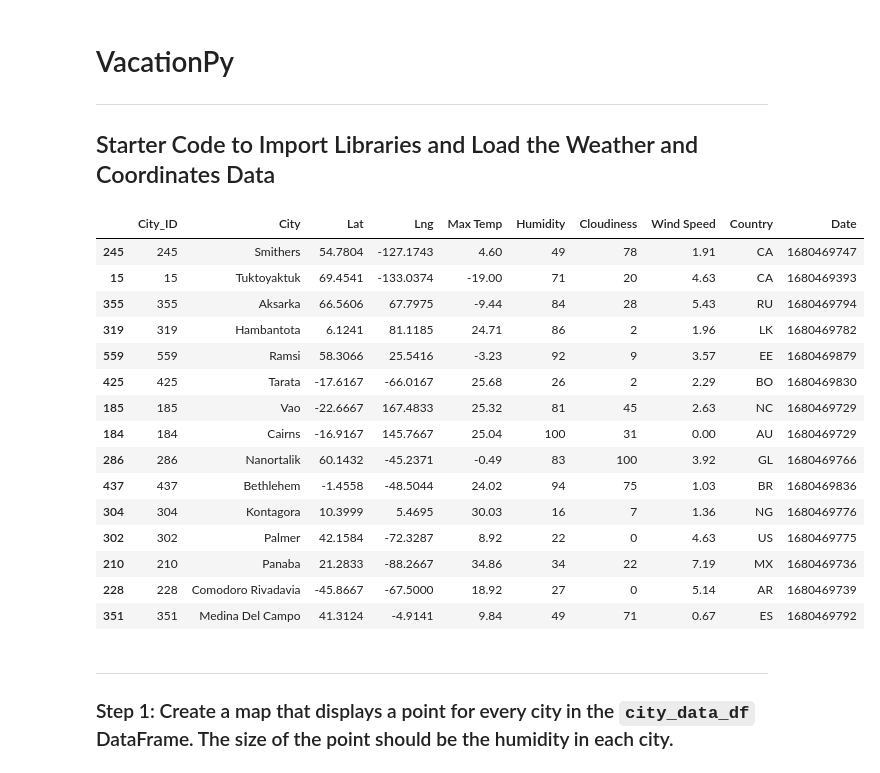
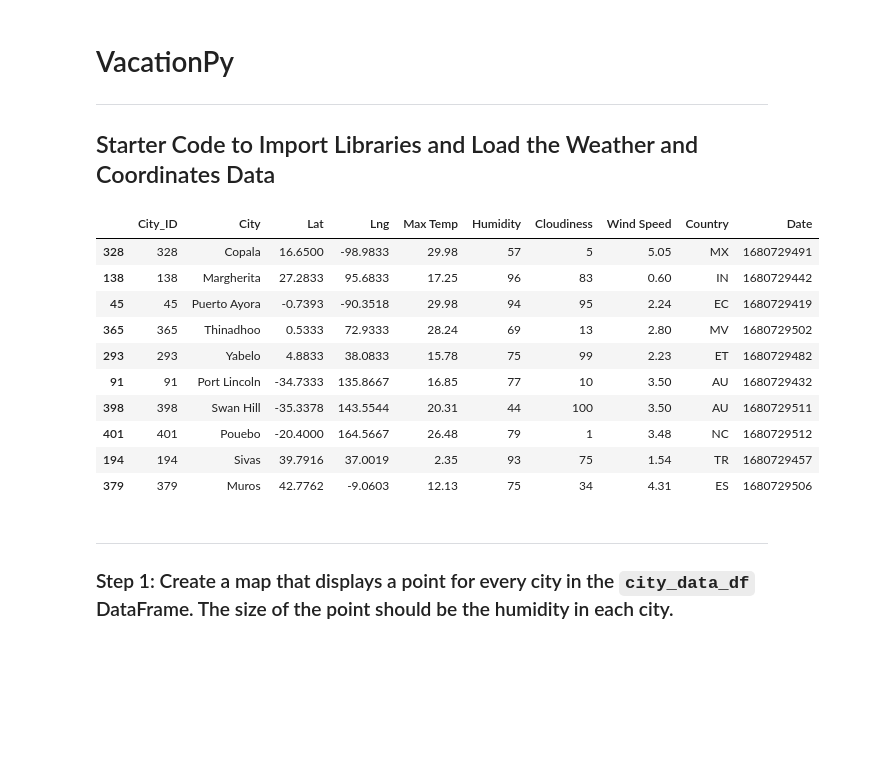
Before and after one commit to Gavin-Toole/Module-6-Python-API-Challenge, a Jupyter notebook: VacationPy.ipynb, the cells around one changed output. Drawn from its saved outputs; the diff is of its cells as text; code cells hidden in the pictures; blank space fills up the shorter version.

```diff
--- a/VacationPy.ipynb
+++ b/VacationPy.ipynb
@@ -15,26 +15,21 @@ from api_keys import geoapify_key
 # %%
 # Load the CSV file created in Part 1 into a Pandas DataFrame
 city_data_df = pd.read_csv("output_data/cities.csv")
 
 # Display sample data
-city_data_df.sample(15)
+city_data_df.sample(10)
 # %% [output]
 |  | City_ID | City | Lat | Lng | Max Temp | Humidity | Cloudiness | Wind Speed | Country | Date |
-| 245 | 245 | Smithers | 54.7804 | -127.1743 | 4.60 | 49 | 78 | 1.91 | CA | 1680469747 |
-| 15 | 15 | Tuktoyaktuk | 69.4541 | -133.0374 | -19.00 | 71 | 20 | 4.63 | CA | 1680469393 |
-| 355 | 355 | Aksarka | 66.5606 | 67.7975 | -9.44 | 84 | 28 | 5.43 | RU | 1680469794 |
-| 319 | 319 | Hambantota | 6.1241 | 81.1185 | 24.71 | 86 | 2 | 1.96 | LK | 1680469782 |
-| 559 | 559 | Ramsi | 58.3066 | 25.5416 | -3.23 | 92 | 9 | 3.57 | EE | 1680469879 |
-| 425 | 425 | Tarata | -17.6167 | -66.0167 | 25.68 | 26 | 2 | 2.29 | BO | 1680469830 |
-| 185 | 185 | Vao | -22.6667 | 167.4833 | 25.32 | 81 | 45 | 2.63 | NC | 1680469729 |
-| 184 | 184 | Cairns | -16.9167 | 145.7667 | 25.04 | 100 | 31 | 0.00 | AU | 1680469729 |
-| 286 | 286 | Nanortalik | 60.1432 | -45.2371 | -0.49 | 83 | 100 | 3.92 | GL | 1680469766 |
-| 437 | 437 | Bethlehem | -1.4558 | -48.5044 | 24.02 | 94 | 75 | 1.03 | BR | 1680469836 |
-| 304 | 304 | Kontagora | 10.3999 | 5.4695 | 30.03 | 16 | 7 | 1.36 | NG | 1680469776 |
-| 302 | 302 | Palmer | 42.1584 | -72.3287 | 8.92 | 22 | 0 | 4.63 | US | 1680469775 |
-| 210 | 210 | Panaba | 21.2833 | -88.2667 | 34.86 | 34 | 22 | 7.19 | MX | 1680469736 |
-| 228 | 228 | Comodoro Rivadavia | -45.8667 | -67.5000 | 18.92 | 27 | 0 | 5.14 | AR | 1680469739 |
-| 351 | 351 | Medina Del Campo | 41.3124 | -4.9141 | 9.84 | 49 | 71 | 0.67 | ES | 1680469792 |
+| 328 | 328 | Copala | 16.6500 | -98.9833 | 29.98 | 57 | 5 | 5.05 | MX | 1680729491 |
+| 138 | 138 | Margherita | 27.2833 | 95.6833 | 17.25 | 96 | 83 | 0.60 | IN | 1680729442 |
+| 45 | 45 | Puerto Ayora | -0.7393 | -90.3518 | 29.98 | 94 | 95 | 2.24 | EC | 1680729419 |
+| 365 | 365 | Thinadhoo | 0.5333 | 72.9333 | 28.24 | 69 | 13 | 2.80 | MV | 1680729502 |
+| 293 | 293 | Yabelo | 4.8833 | 38.0833 | 15.78 | 75 | 99 | 2.23 | ET | 1680729482 |
+| 91 | 91 | Port Lincoln | -34.7333 | 135.8667 | 16.85 | 77 | 10 | 3.50 | AU | 1680729432 |
+| 398 | 398 | Swan Hill | -35.3378 | 143.5544 | 20.31 | 44 | 100 | 3.50 | AU | 1680729511 |
+| 401 | 401 | Pouebo | -20.4000 | 164.5667 | 26.48 | 79 | 1 | 3.48 | NC | 1680729512 |
+| 194 | 194 | Sivas | 39.7916 | 37.0019 | 2.35 | 93 | 75 | 1.54 | TR | 1680729457 |
+| 379 | 379 | Muros | 42.7762 | -9.0603 | 12.13 | 75 | 34 | 4.31 | ES | 1680729506 |
 # %% [markdown]
 ---
 
```
Also changed, not shown: parts of 1 cell of this notebook.
